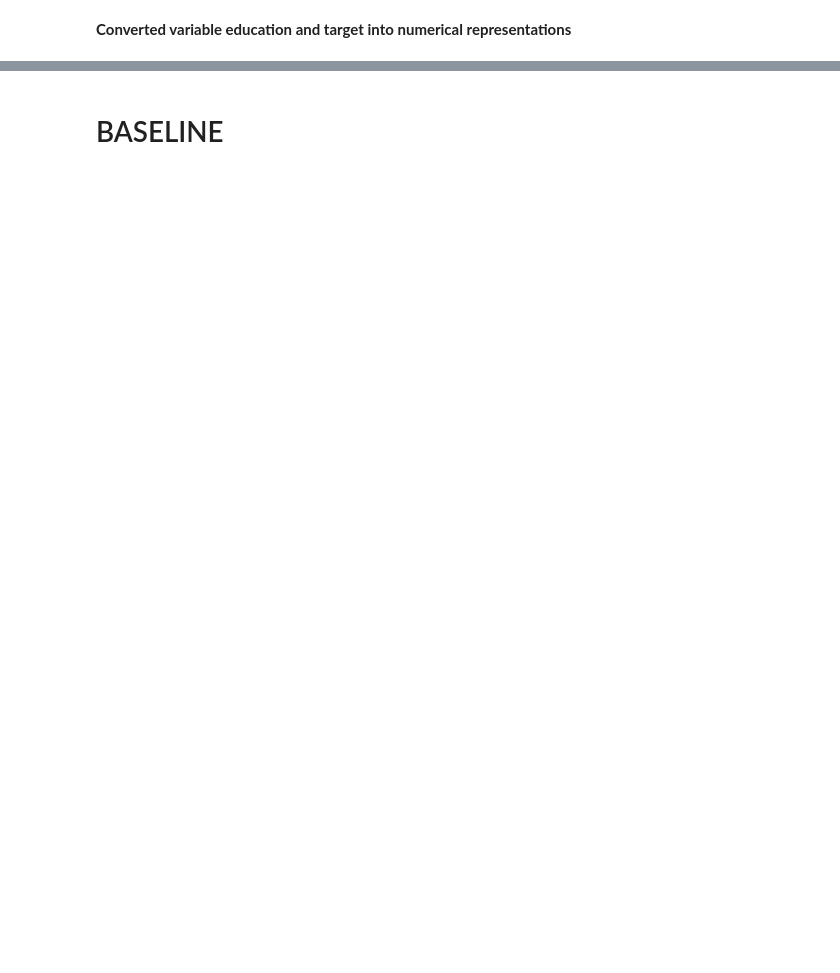
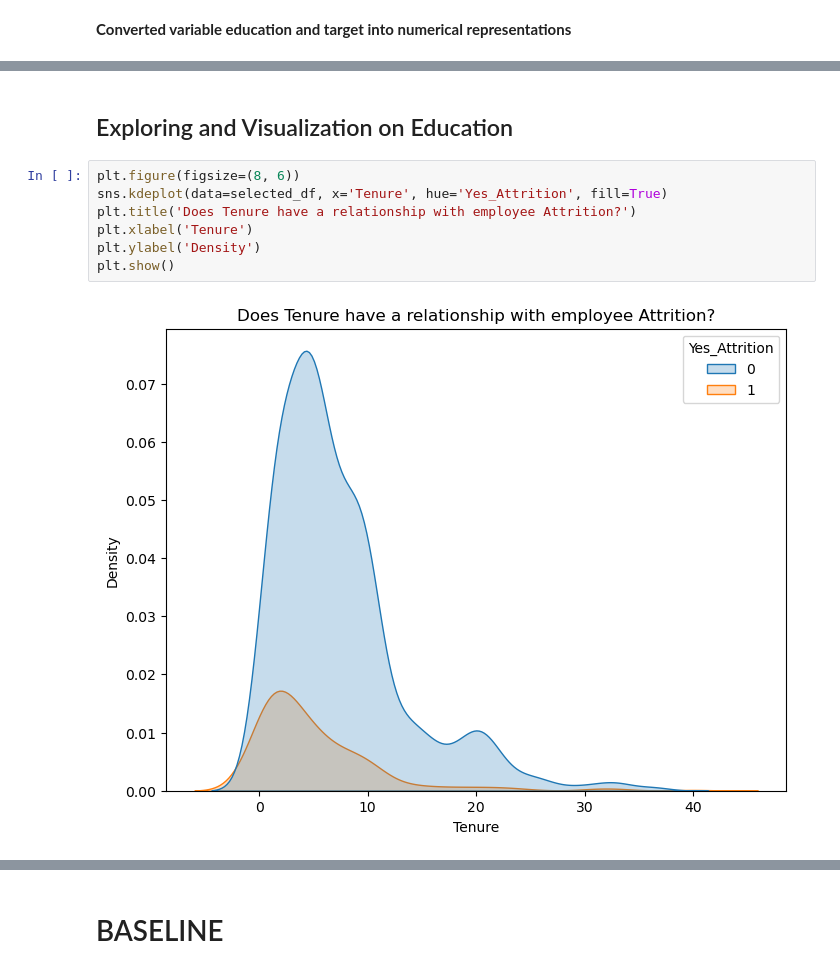
Before and after one commit to Miatta-Sinayoko/Employee-Churn-Prediction, a Jupyter notebook: explore.ipynb, the cells around one changed output, grey strips where cells are left out. Drawn from its saved outputs; the diff is of its cells as text; blank space fills up the shorter version.

```diff
--- a/explore.ipynb
+++ b/explore.ipynb
@@ -278,0 +258,11 @@ memory usage: 413.4+ KB
+# %% [markdown]
+## Exploring and Visualization on Education
+# %%
+plt.figure(figsize=(8, 6))
+sns.kdeplot(data=selected_df, x='Tenure', hue='Yes_Attrition', fill=True)
+plt.title('Does Tenure have a relationship with employee Attrition?')
+plt.xlabel('Tenure')
+plt.ylabel('Density')
+plt.show()
+# %% [output]
+[figure, added]
```
Also changed, not shown: parts of 86 cells of this notebook.
